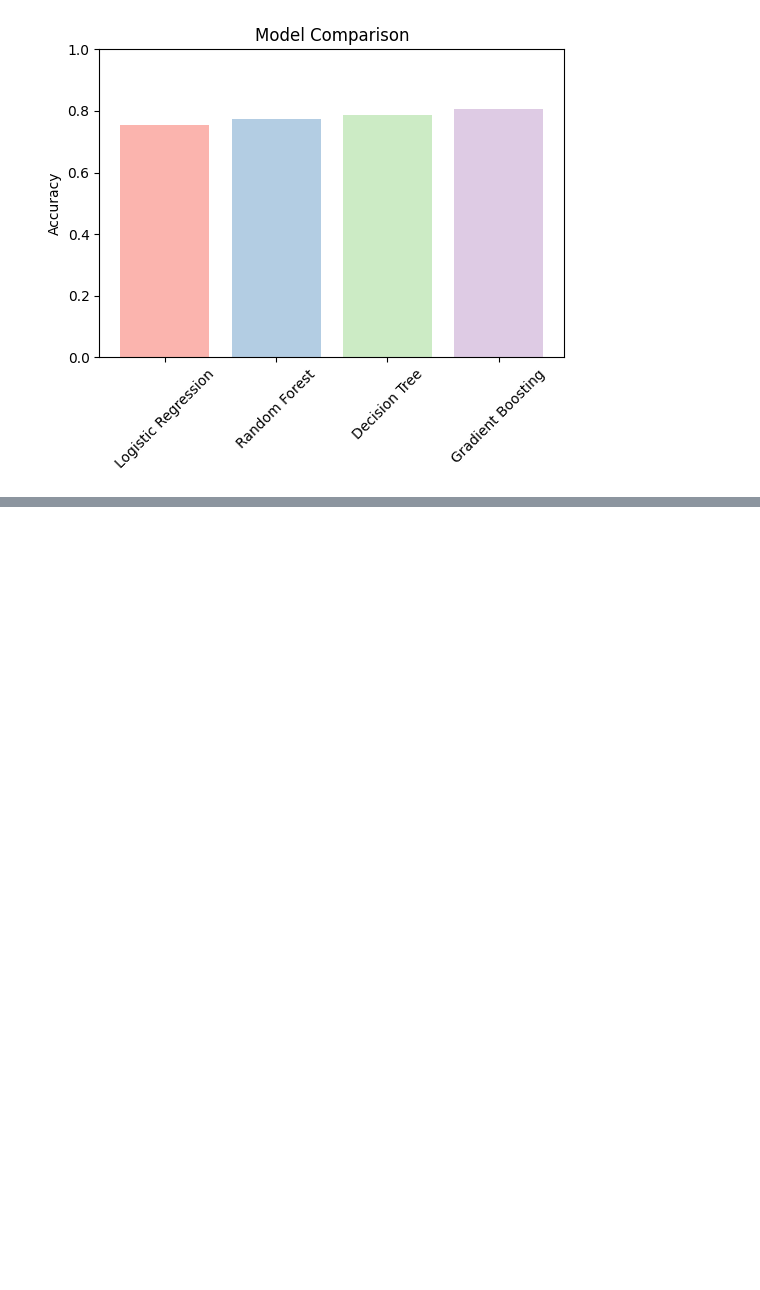
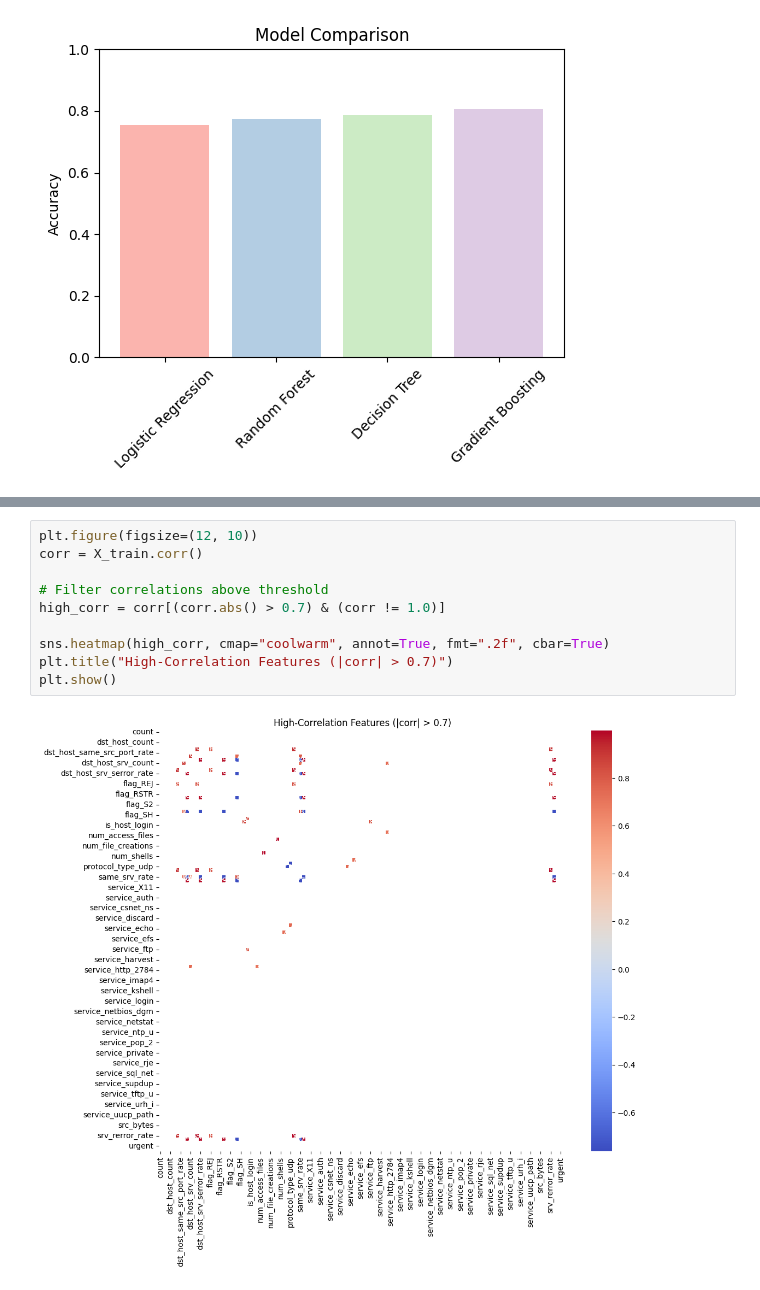
Before and after one commit to SpringBoardMentor193s/SentinelNet, a Jupyter notebook: notebooks/nsl.ipynb, the cells around one changed output, grey strips where cells are left out. Cells and saved outputs as stored; diff of their text form; blank space fills up the shorter version.

```diff
--- a/notebooks/nsl.ipynb
+++ b/notebooks/nsl.ipynb
@@ -381,0 +407,12 @@ Model Comparison:
+# %%
+plt.figure(figsize=(12, 10))
+corr = X_train.corr()
+
+# Filter correlations above threshold
+high_corr = corr[(corr.abs() > 0.7) & (corr != 1.0)]
+
+sns.heatmap(high_corr, cmap="coolwarm", annot=True, fmt=".2f", cbar=True)
+plt.title("High-Correlation Features (|corr| > 0.7)")
+plt.show()
+# %% [output]
+[figure, added]
```
Also changed, not shown: parts of 1 cell of this notebook, 1 other file.
